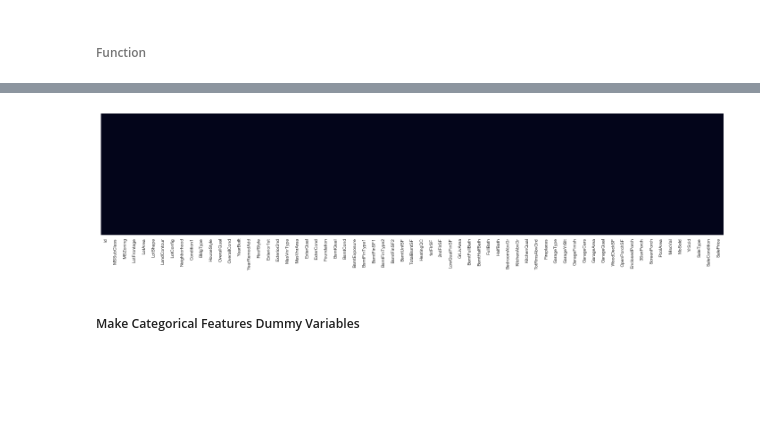
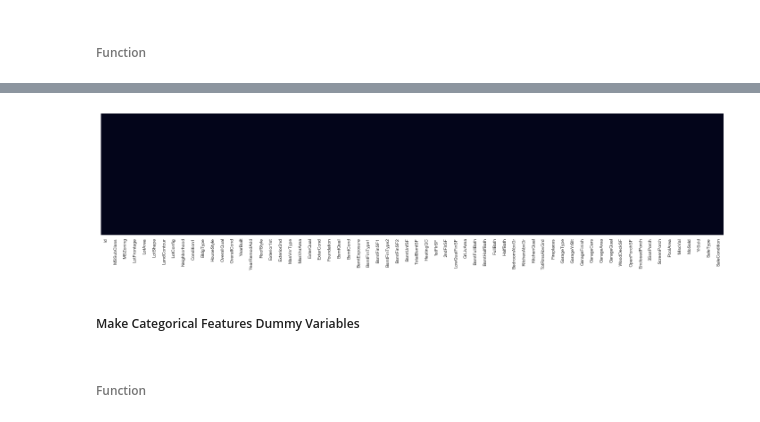
Before and after one commit to ProgrammingBishop/python, a Jupyter notebook: competitions/housing_prices.ipynb, the cells around one changed output, grey strips where cells are left out. Saved outputs shown, nothing was run; the diff lists cells and outputs as text; code cells hidden in the pictures; blank space fills up the shorter version.

```diff
--- a/competitions/housing_prices.ipynb
+++ b/competitions/housing_prices.ipynb
@@ -250,7 +241,7 @@ def get_categorical_indices( df ):
 
     return indices
 # %%
-categorical_indices = get_categorical_indices( train_df )
+categorical_indices = get_categorical_indices( train_X )
 # %% [markdown]
 ###### Function
 # %%
@@ -264,7 +255,7 @@ def drop_majority_class_columns( df, indices ):
         if i in indices:
             # Get Count of Feature's Each Unique Value
             drop_feature = False
-            class_count  = train_df[ train_df.columns[i] ].value_counts()
+            class_count  = df[ df.columns[i] ].value_counts()
 
             # For Every Unique Value
             for j in range( len( class_count ) ):
@@ -278,5 +269,5 @@ def drop_majority_class_columns( df, indices ):
 
     return drop_columns
 # %%
-train_df.drop( drop_majority_class_columns( train_df, categorical_indices ), axis = 1, inplace = True )
+train_X.drop( drop_majority_class_columns( train_X, categorical_indices ), axis = 1, inplace = True )
 # %%
@@ -286,5 +277,5 @@ na_heatmap( train_df )
 # %% [markdown]
 ##### Impute Missing Categorical Data
 # %%
-train_df.fillna( 'Other', inplace = True )
+train_X.fillna( 'Other', inplace = True )
 # %%
@@ -429,8 +422,10 @@ train_df.describe()
 | 75% | 1095.250000 | 8.317637e-02 | 8.310741e-02 | 3.902946e-02 | 1.000761e-01 | 5.308219e-02 | 2000.000000 | 2004.000000 | ... |
 | max | 1460.000000 | 7.706764e-01 | 5.698331e-01 | 7.734858e-01 | 4.334094e-01 | 4.280822e-01 | 2010.000000 | 2010.000000 | ... |
 # %%
-na_heatmap( train_df )
+na_heatmap( train_X )
 # %% [output]
-[figure, old version]
+[figure, new version]
 # %% [markdown]
 ##### Make Categorical Features Dummy Variables
+# %% [markdown]
+###### Function
```
Also changed, not shown: parts of 59 cells of this notebook.
